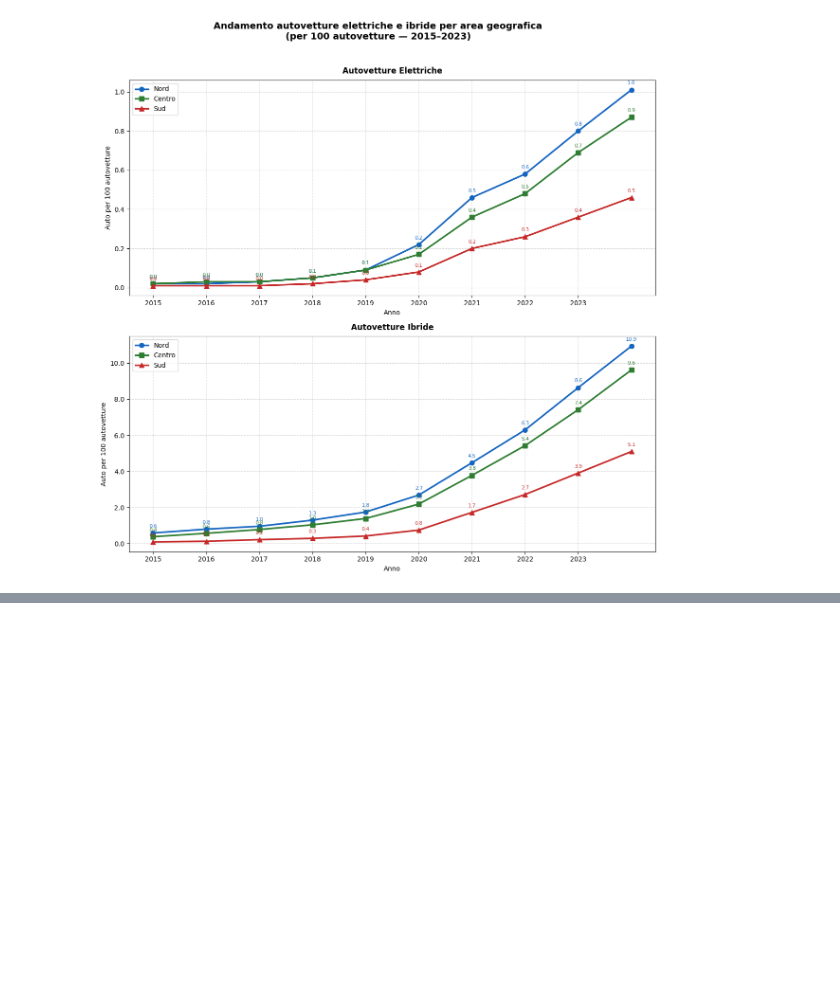
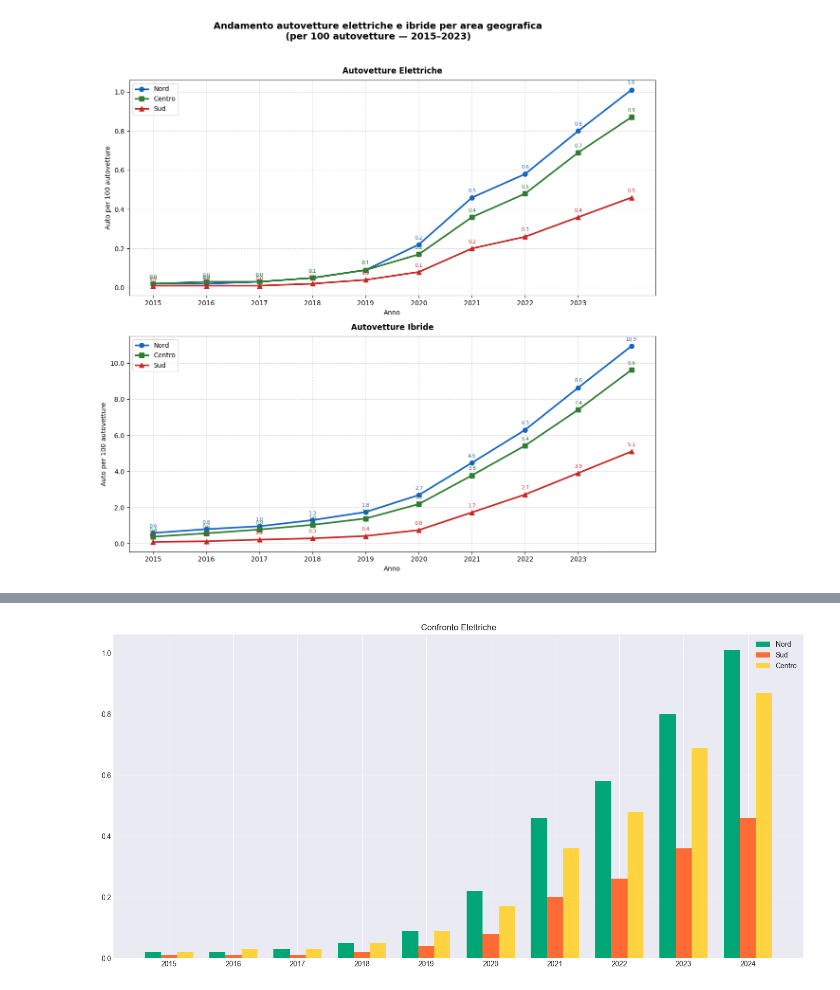
Before and after one commit to MarcoB27/data_visualization, a Jupyter notebook: script/elettriche_e_ibride_nord_vs_sud.ipynb, the cells around one changed output, grey strips where cells are left out. Drawn from its saved outputs; the diff is of its cells as text; code cells hidden in the pictures; blank space fills up the shorter version.

```diff
--- a/script/elettriche_e_ibride_nord_vs_sud.ipynb
+++ b/script/elettriche_e_ibride_nord_vs_sud.ipynb
@@ -107,0 +121,18 @@ plt.show()
+# %%
+# VARIANTE 3: Barre
+import numpy as np
+anni = sorted(set(df_el_aree['TIME_PERIOD']))
+x = np.arange(len(anni)); width = 0.25
+
+nord_vals = [df_el_aree[(df_el_aree['Territorio']=='Nord')&(df_el_aree['TIME_PERIOD']==a)]['Osservazione'].iloc[0] if len(df_el_aree[(df_el_aree['Territorio']=='Nord')&(df_el_aree['TIME_PERIOD']==a)])>0 else 0 for a in anni]
+sud_vals = [df_el_aree[(df_el_aree['Territorio']=='Sud')&(df_el_aree['TIME_PERIOD']==a)]['Osservazione'].iloc[0] if len(df_el_aree[(df_el_aree['Territorio']=='Sud')&(df_el_aree['TIME_PERIOD']==a)])>0 else 0 for a in anni]
+centro_vals = [df_el_aree[(df_el_aree['Territorio']=='Centro')&(df_el_aree['TIME_PERIOD']==a)]['Osservazione'].iloc[0] if len(df_el_aree[(df_el_aree['Territorio']=='Centro')&(df_el_aree['TIME_PERIOD']==a)])>0 else 0 for a in anni]
+
+fig, ax = plt.subplots(figsize=(14, 7))
+ax.bar(x-width, nord_vals, width, label='Nord', color='#00A676')
+ax.bar(x, sud_vals, width, label='Sud', color='#FF6B35')
+ax.bar(x+width, centro_vals, width, label='Centro', color='#FFD23F')
+ax.set_xticks(x); ax.set_xticklabels(anni); ax.legend(); ax.grid(axis='y', alpha=0.3)
+ax.set_title('Confronto Elettriche'); plt.tight_layout(); plt.show()
+# %% [output]
+[figure, added]
```
Also changed, not shown: parts of 2 cells of this notebook, 3 other files.
